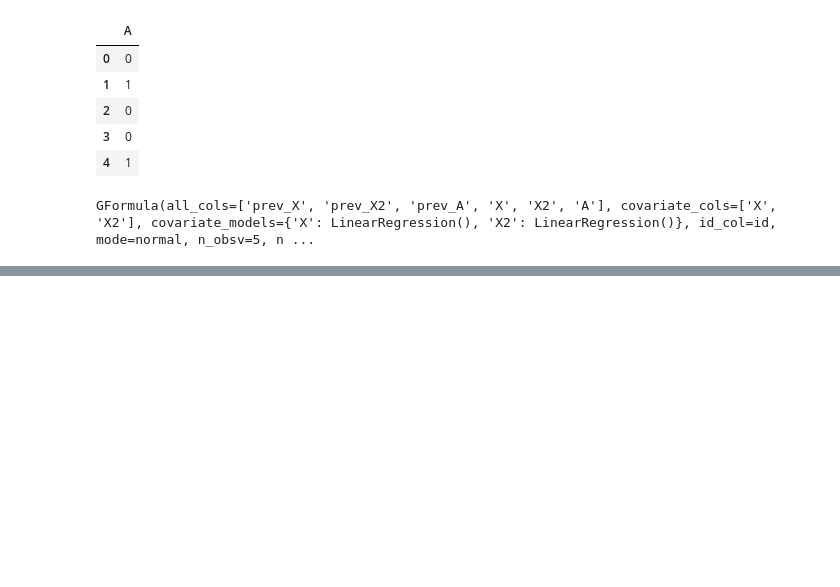
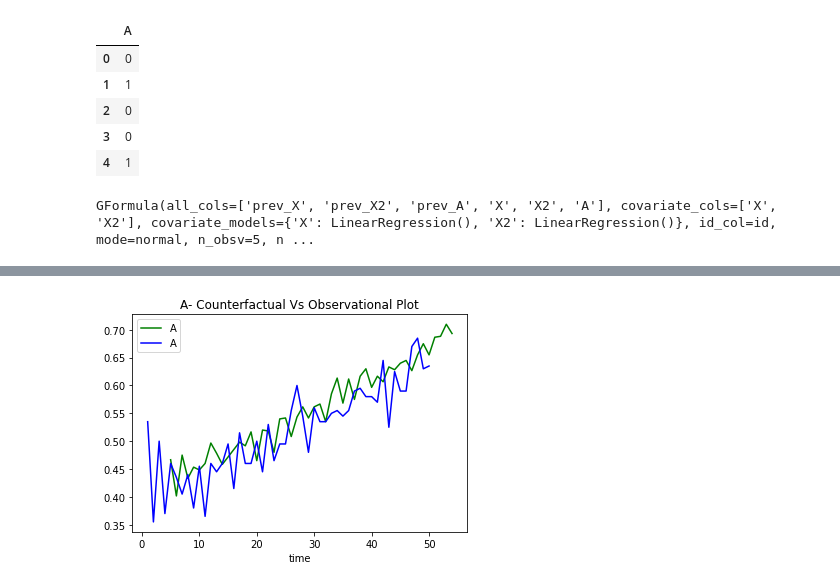
Before and after one commit to BiomedSciAI/causallib, a Jupyter notebook: examples/gformula.ipynb, the cells around one changed output, grey strips where cells are left out. Cells and saved outputs as stored; diff of their text form; code cells hidden in the pictures; blank space fills up the shorter version.

```diff
--- a/examples/gformula.ipynb
+++ b/examples/gformula.ipynb
@@ -148,0 +181,8 @@ plt.show()
+# %%
+ax = plt.gca()
+pop_outcome.plot(kind = 'line', x = 'time', y = 'A', color = 'green',ax = ax)
+obsv.plot(kind = 'line', x = 'time', y = 'A', color = 'blue', ax = ax)
+plt.title('A- Counterfactual Vs Observational Plot')
+plt.show()
+# %% [output]
+[figure, added]
```
Also changed, not shown: parts of 9 cells of this notebook, 2 other files.
